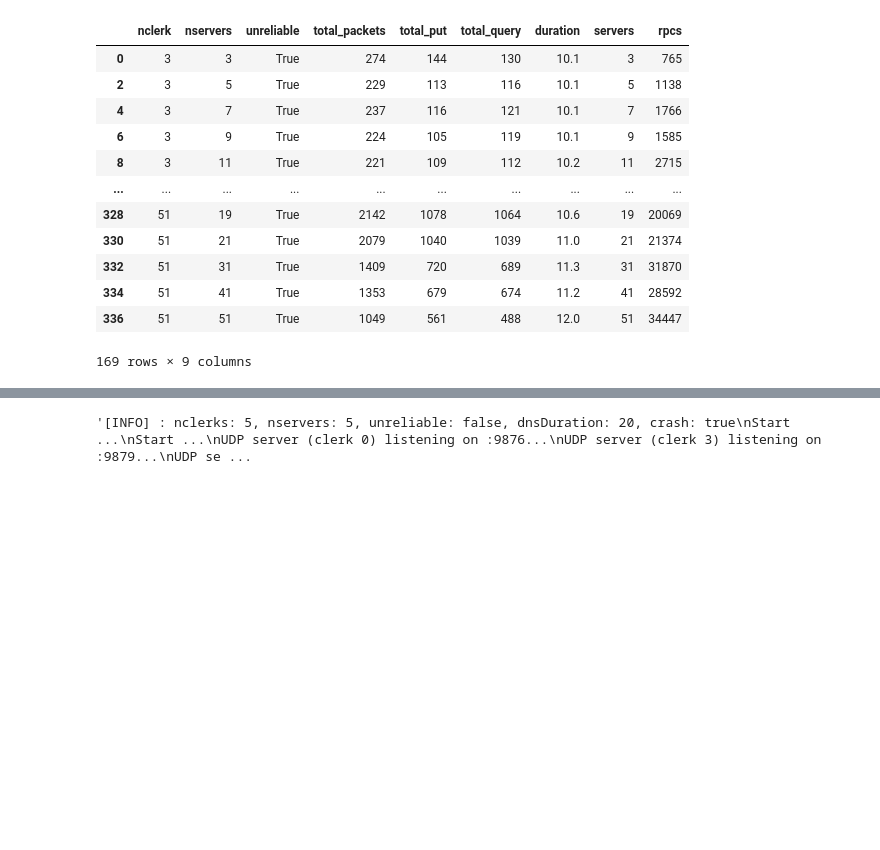
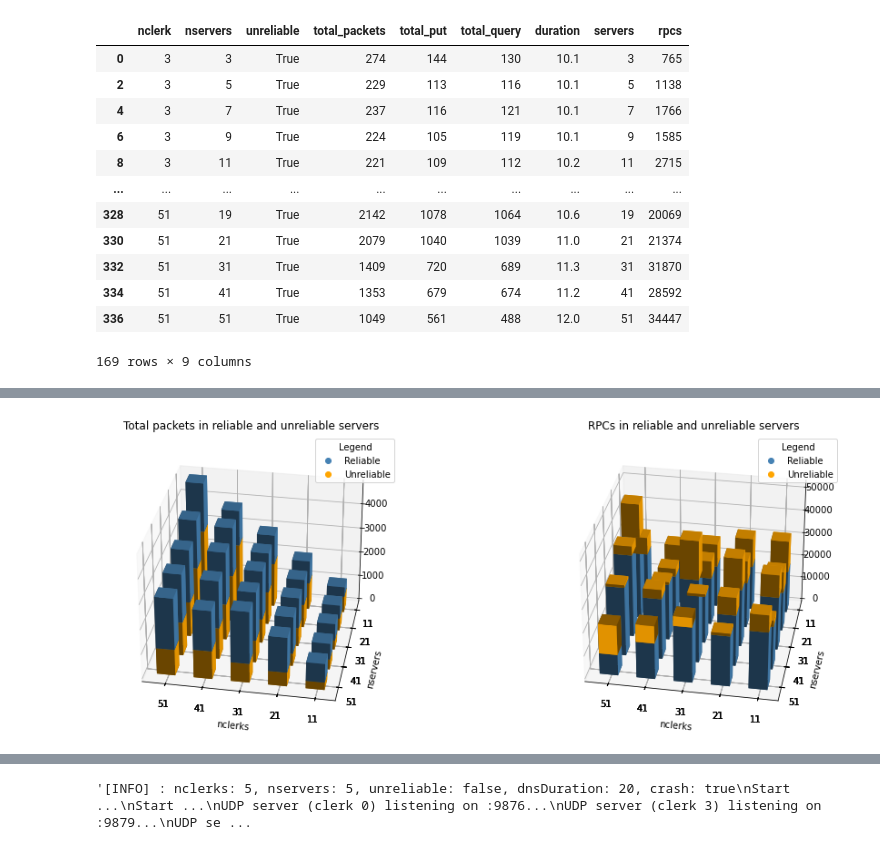
Before and after one commit to AmyTao/MyDNS, a Jupyter notebook: src/client_tests/vis_result.ipynb, the cells around one changed output, grey strips where cells are left out. Drawn from its saved outputs; the diff is of its cells as text; code cells hidden in the pictures; blank space fills up the shorter version.

```diff
--- a/src/client_tests/vis_result.ipynb
+++ b/src/client_tests/vis_result.ipynb
@@ -54,3 +237,71 @@ plt.show()
+# %%
+import matplotlib as mpl
+result = pd.read_csv('../flood_test_grid.csv')
+result_reliable = result[result['unreliable'] == False]
+result_unreliable = result[result['unreliable'] == True]
+
+# set up the figure and axes
+fig = plt.figure(figsize=(16, 6))
+ax1 = fig.add_subplot(121, projection='3d')
+ax2 = fig.add_subplot(122, projection='3d')
+
+# filter out the data points that are not in the grid
+
+result_reliable_filtered = result_reliable[(result_reliable['nclerk'].isin(range(11, 52, 10))) & (result_reliable['nservers'].isin(range(11, 52, 10)))]
+result_unreliable_filtered = result_unreliable[(result_unreliable['nclerk'].isin(range(11, 52, 10))) & (result_unreliable['nservers'].isin(range(11, 52, 10)))]
+
+nclerk_reliable = result_reliable_filtered['nclerk']
+nservers_reliable = result_reliable_filtered['nservers']
+total_packets_reliable = result_reliable_filtered['total_packets']
+rpcs_reliable = result_reliable_filtered['rpcs']
+
+nclerk_unreliable = result_unreliable_filtered['nclerk']
+nservers_unreliable = result_unreliable_filtered['nservers']
+total_packets_unreliable = result_unreliable_filtered['total_packets']
+rpcs_unreliable = result_unreliable_filtered['rpcs']
+
+
+bottom_reliable = np.zeros_like(total_packets_reliable)
+bottom_unreliable1 = np.zeros_like(total_packets_unreliable)
+width = depth = 5
+
+
+
+total_packets_difference = [a-b for a,b in zip(total_packets_reliable.tolist(),total_packets_unreliable.tolist())]
+ax1.bar3d(nclerk_unreliable-2, nservers_unreliable-2, np.zeros_like(total_packets_unreliable), width, depth, total_packets_unreliable, shade=True, color='orange',alpha=1)
+ax1.bar3d(nclerk_unreliable-2, nservers_unreliable-2, total_packets_unreliable, width, depth, total_packets_difference, shade=True, color='steelblue',alpha=1)
+ax1.set_xticks(nclerk_reliable)
+ax1.set_yticks(nservers_reliable)
+ax1.view_init(30, 100)
+ax1.set_title('Total packets in reliable and unreliable servers')
+ax1.set_xlabel('nclerks')
+ax1.set_ylabel('nservers')
+
+colors = ['steelblue', 'orange']
+labels = ['Reliable ', 'Unreliable']
+legend_lines = [mpl.lines.Line2D([0], [0], linestyle="none", marker='o', c=colors[y]) for y in [0,1]]
+ax1.legend(legend_lines, labels, numpoints=1, title='Legend')
+
+rpcs_difference = [a-b for a,b in zip(rpcs_reliable.tolist(),rpcs_unreliable.tolist())]
+bottom_unreliable2 = np.zeros_like(rpcs_unreliable)
+ax2.bar3d(nclerk_reliable-2, nservers_reliable-2, bottom_reliable, width, depth, rpcs_reliable, shade=True, color='steelblue',alpha=1)
+ax2.bar3d(nclerk_unreliable-2, nservers_unreliable-2, rpcs_reliable, width, depth, rpcs_difference, shade=True, color='orange',alpha=1)
+ax2.set_xticks(nclerk_reliable)
+ax2.set_yticks(nservers_reliable)
+ax2.view_init(30, 100)
+ax2.set_title('RPCs in reliable and unreliable servers')
+ax2.set_xlabel('nclerks')
+ax2.set_ylabel('nservers')
+
+
+colors = ['steelblue', 'orange']
+labels = ['Reliable ', 'Unreliable']
+legend_lines = [mpl.lines.Line2D([0], [0], linestyle="none", marker='o', c=colors[y]) for y in [0,1]]
+ax2.legend(legend_lines, labels, numpoints=1, title='Legend')
+
+plt.show()
+# %% [output]
+[figure, added]
 # %%
 import matplotlib.pyplot as plt
 import numpy as np
```
Also changed, not shown: parts of 5 cells of this notebook.
